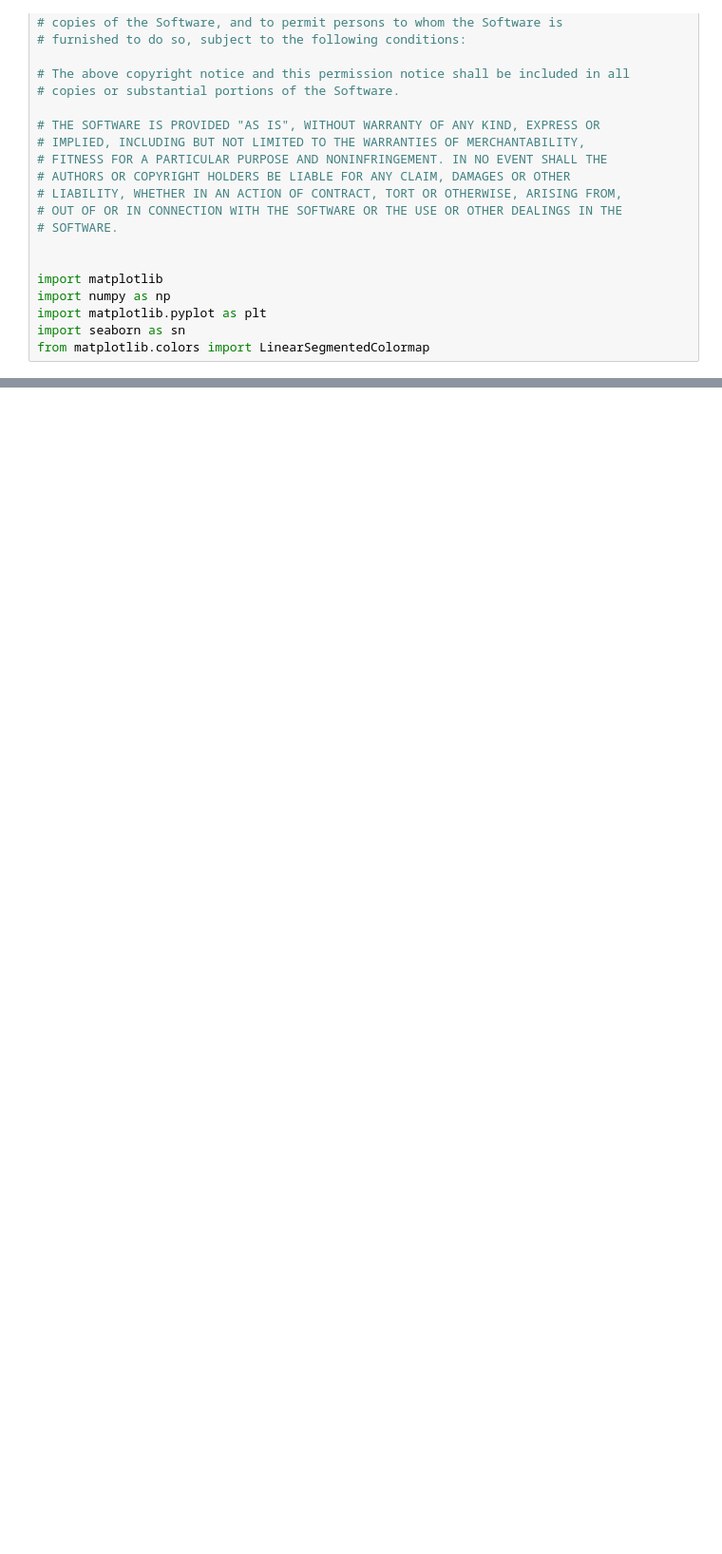
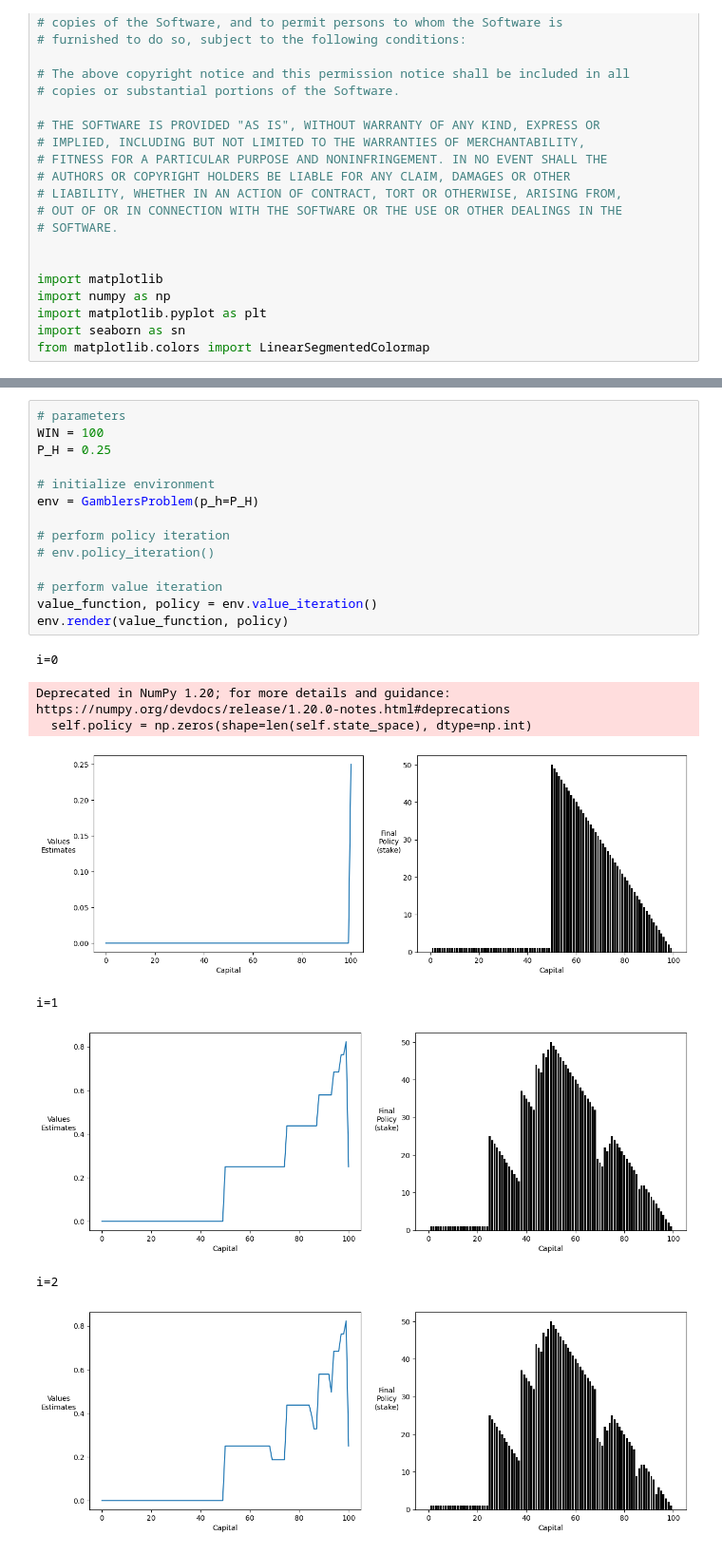
Before and after one commit to NathanZorndorf/reinforcement-learning-barto-sutton, a Jupyter notebook: chapter-4/gamblers-problem.ipynb, the cells around one changed output, grey strips where cells are left out. Shown at 95% size. Drawn from its saved outputs; the diff is of its cells as text; blank space fills up the shorter version.

Commit message:
value iteration working

```diff
--- a/chapter-4/gamblers-problem.ipynb
+++ b/chapter-4/gamblers-problem.ipynb
@@ -200,0 +212,23 @@ i=3
+# %%
+# parameters
+WIN = 100
+P_H = 0.25
+
+# initialize environment
+env = GamblersProblem(p_h=P_H)
+
+# perform policy iteration
+# env.policy_iteration()
+
+# perform value iteration
+value_function, policy = env.value_iteration()
+env.render(value_function, policy)
+# %% [output]
+i=0
+Deprecated in NumPy 1.20; for more details and guidance: https://numpy.org/devdocs/release/1.20.0-notes.html#deprecations
+  self.policy = np.zeros(shape=len(self.state_space), dtype=np.int)
+[figure, added]
+i=1
+[figure, added]
+i=2
+[figure, added]
```
Also changed, not shown: parts of 3 cells of this notebook.
